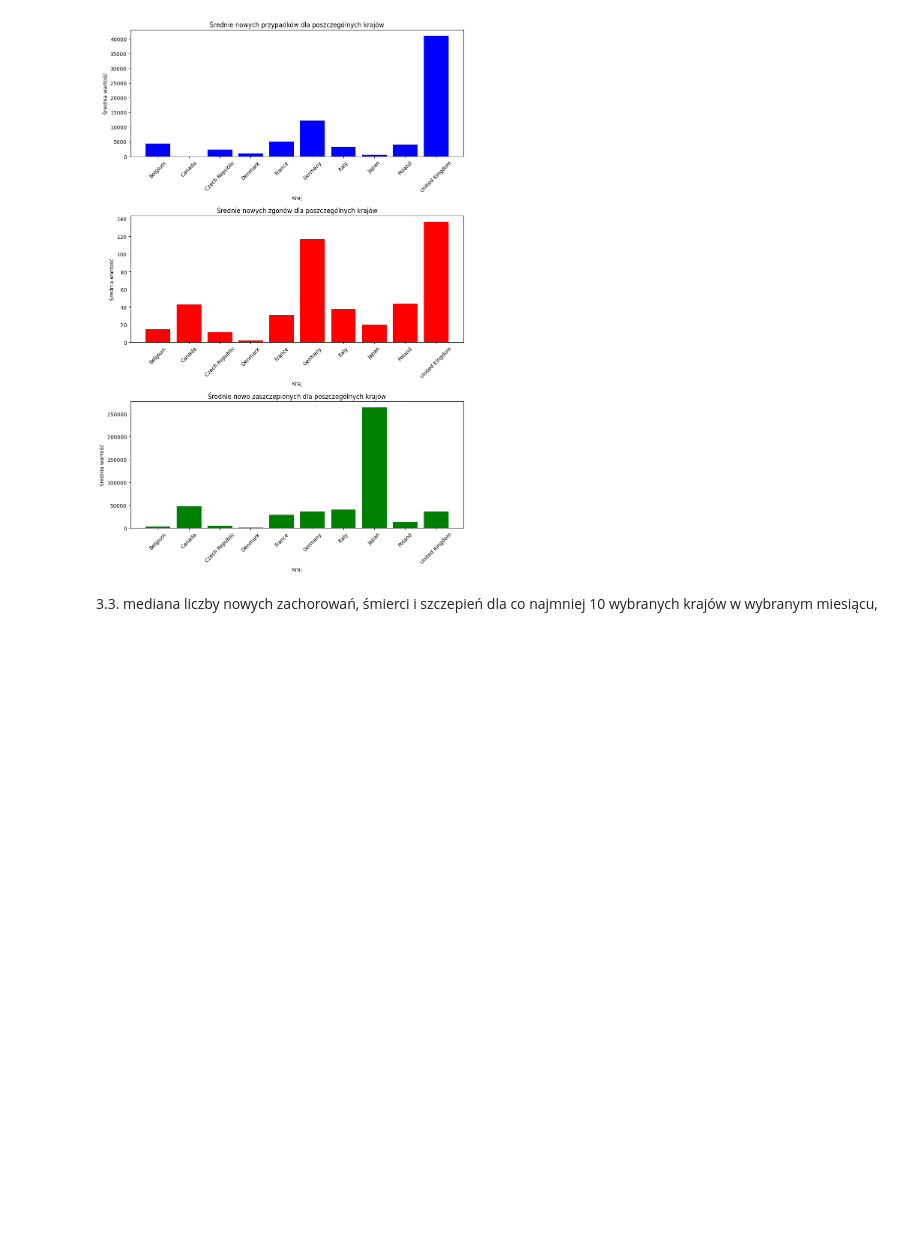
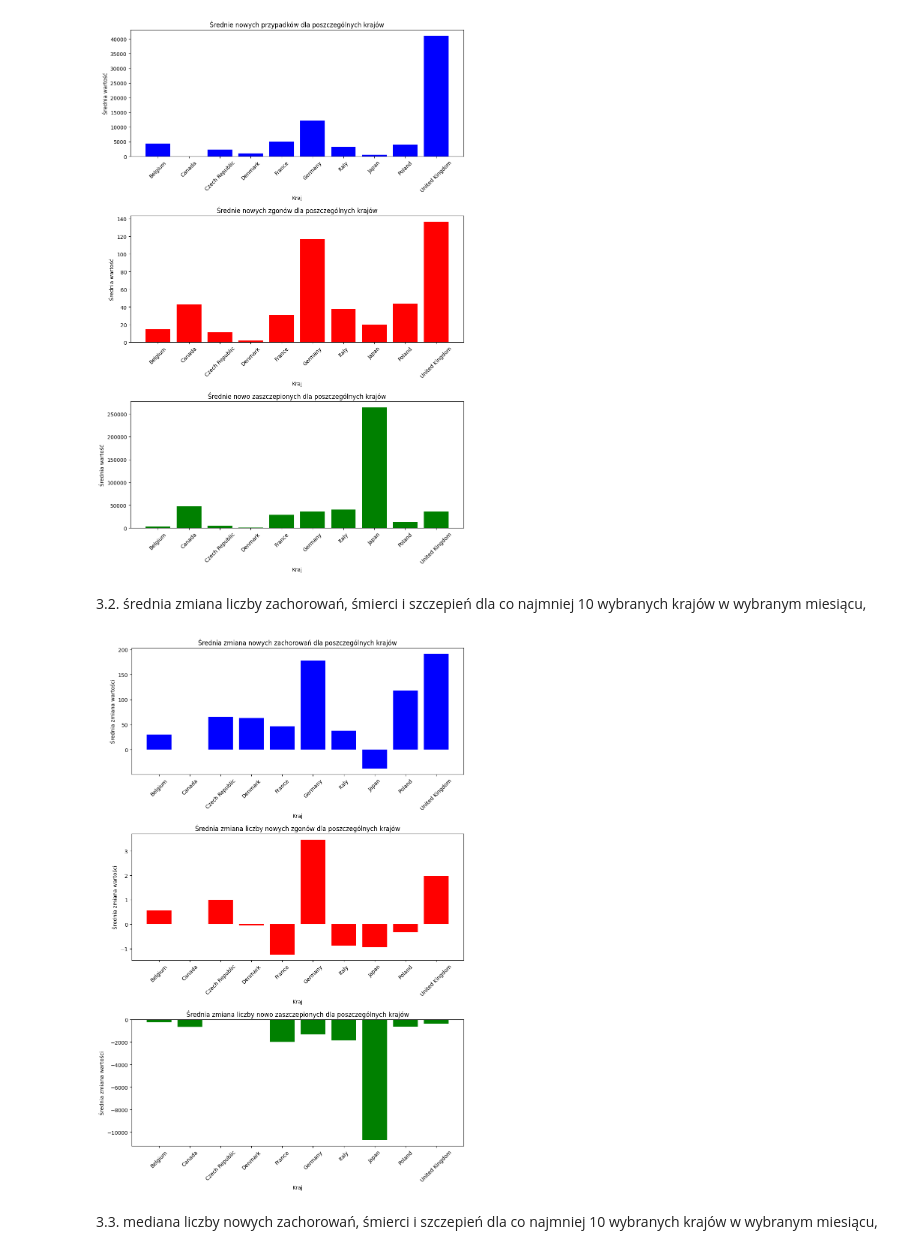
Before and after one commit to Toskyuu/BigData, a Jupyter notebook: zad2.ipynb, the cells around one changed output. Cells and saved outputs as stored; diff of their text form; code cells hidden in the pictures; blank space fills up the shorter version.

```diff
--- a/zad2.ipynb
+++ b/zad2.ipynb
@@ -133,6 +133,41 @@ plt.tight_layout()
 plt.show()
 # %% [output]
 [figure]
+# %% [markdown]
+3.2. średnia zmiana liczby zachorowań, śmierci i szczepień dla co najmniej 10 wybranych krajów w wybranym miesiącu,
+# %%
+avg_diff_values = df_filtered.groupby(['country_name'])[['new_confirmed', 'new_deceased', 'new_persons_vaccinated']].diff()
+avg_diff_values = avg_diff_values.groupby(df_filtered['country_name']).mean()
+avg_diff_values.reset_index(inplace=True)
+
+index = np.arange(len(avg_diff_values['country_name']))
+fig, ax = plt.subplots(3, 1, figsize=(10, 15))
+
+ax[0].bar(index, avg_diff_values['new_confirmed'], color='blue', label='Nowe przypadki')
+ax[0].set_title('Średnia zmiana nowych zachorowań dla poszczególnych krajów')
+ax[0].set_xlabel('Kraj')
+ax[0].set_ylabel('Średnia zmiana wartości')
+ax[0].set_xticks(index)
+ax[0].set_xticklabels(avg_diff_values['country_name'], rotation=45)
+
+ax[1].bar(index, avg_diff_values['new_deceased'], color='red', label='Nowe zgony')
+ax[1].set_title('Średnia zmiana liczby nowych zgonów dla poszczególnych krajów')
+ax[1].set_xlabel('Kraj')
+ax[1].set_ylabel('Średnia zmiana wartości')
+ax[1].set_xticks(index)
+ax[1].set_xticklabels(avg_diff_values['country_name'], rotation=45)
+
+ax[2].bar(index, avg_diff_values['new_persons_vaccinated'], color='green', label='Nowo zaszczepieni')
+ax[2].set_title('Średnia zmiana liczby nowo zaszczepionych dla poszczególnych krajów')
+ax[2].set_xlabel('Kraj')
+ax[2].set_ylabel('Średnia zmiana wartości')
+ax[2].set_xticks(index)
+ax[2].set_xticklabels(avg_diff_values['country_name'], rotation=45)
+
+plt.tight_layout()
+plt.show()
+# %% [output]
+[figure, added]
 # %% [markdown]
 3.3. mediana liczby nowych zachorowań, śmierci i szczepień dla co najmniej 10 wybranych krajów w wybranym miesiącu,
 # %%
```
Also changed, not shown: parts of 9 cells of this notebook.
